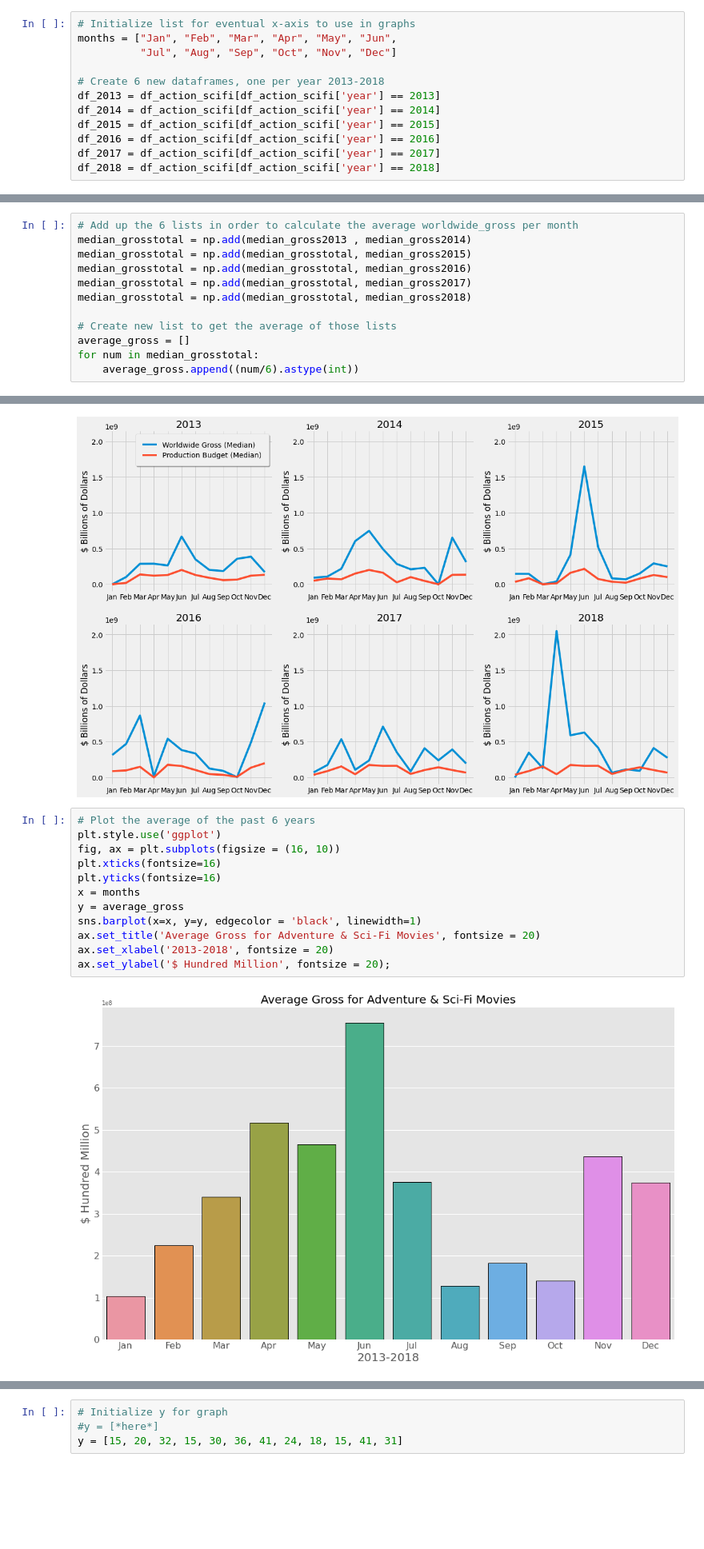
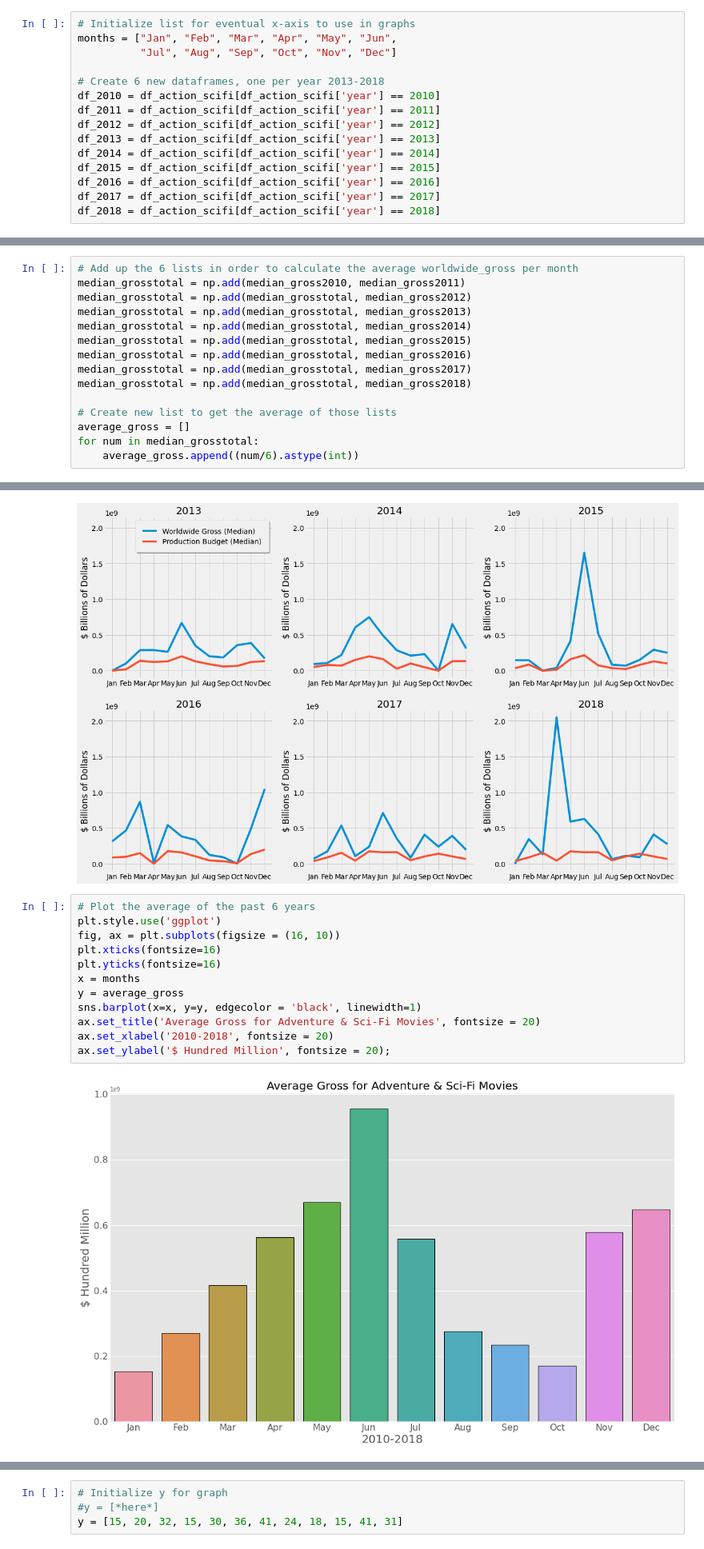
Before and after one commit to 281clo/microsoft-movie-analysis, a Jupyter notebook: Index.ipynb, the cells around one changed output, grey strips where cells are left out. Shown at 80% size. Cells and saved outputs as stored; diff of their text form; blank space fills up the shorter version.

```diff
--- a/Index.ipynb
+++ b/Index.ipynb
@@ -372,6 +372,9 @@ months = ["Jan", "Feb", "Mar", "Apr", "May", "Jun",
           "Jul", "Aug", "Sep", "Oct", "Nov", "Dec"]
 
 # Create 6 new dataframes, one per year 2013-2018
+df_2010 = df_action_scifi[df_action_scifi['year'] == 2010]
+df_2011 = df_action_scifi[df_action_scifi['year'] == 2011]
+df_2012 = df_action_scifi[df_action_scifi['year'] == 2012]
 df_2013 = df_action_scifi[df_action_scifi['year'] == 2013]
 df_2014 = df_action_scifi[df_action_scifi['year'] == 2014]
 df_2015 = df_action_scifi[df_action_scifi['year'] == 2015]
@@ -500,6 +561,9 @@ median_produc2018 = [0, df_feb2018[1], df_mar2018[1], df_apr2018[1], df_may2018[
 # %%
 # Add up the 6 lists in order to calculate the average worldwide_gross per month
-median_grosstotal = np.add(median_gross2013 , median_gross2014)
+median_grosstotal = np.add(median_gross2010, median_gross2011)
+median_grosstotal = np.add(median_grosstotal, median_gross2012)
+median_grosstotal = np.add(median_grosstotal, median_gross2013)
+median_grosstotal = np.add(median_grosstotal, median_gross2014)
 median_grosstotal = np.add(median_grosstotal, median_gross2015)
 median_grosstotal = np.add(median_grosstotal, median_gross2016)
 median_grosstotal = np.add(median_grosstotal, median_gross2017)
@@ -780,17 +844,17 @@ ax[0,0].legend(fancybox=True, framealpha=1, shadow=True, borderpad=1);
 # %%
 # Plot the average of the past 6 years
 plt.style.use('ggplot')
 fig, ax = plt.subplots(figsize = (16, 10))
 plt.xticks(fontsize=16)
 plt.yticks(fontsize=16)
 x = months
 y = average_gross
 sns.barplot(x=x, y=y, edgecolor = 'black', linewidth=1)
 ax.set_title('Average Gross for Adventure & Sci-Fi Movies', fontsize = 20)
-ax.set_xlabel('2013-2018', fontsize = 20)
+ax.set_xlabel('2010-2018', fontsize = 20)
 ax.set_ylabel('$ Hundred Million', fontsize = 20);
 # %% [output]
-[figure, old version]
+[figure, new version]
 # %%
 # Create a months dataframe to filter results per month
 column_names = months
```
Also changed, not shown: parts of 3 cells of this notebook.
